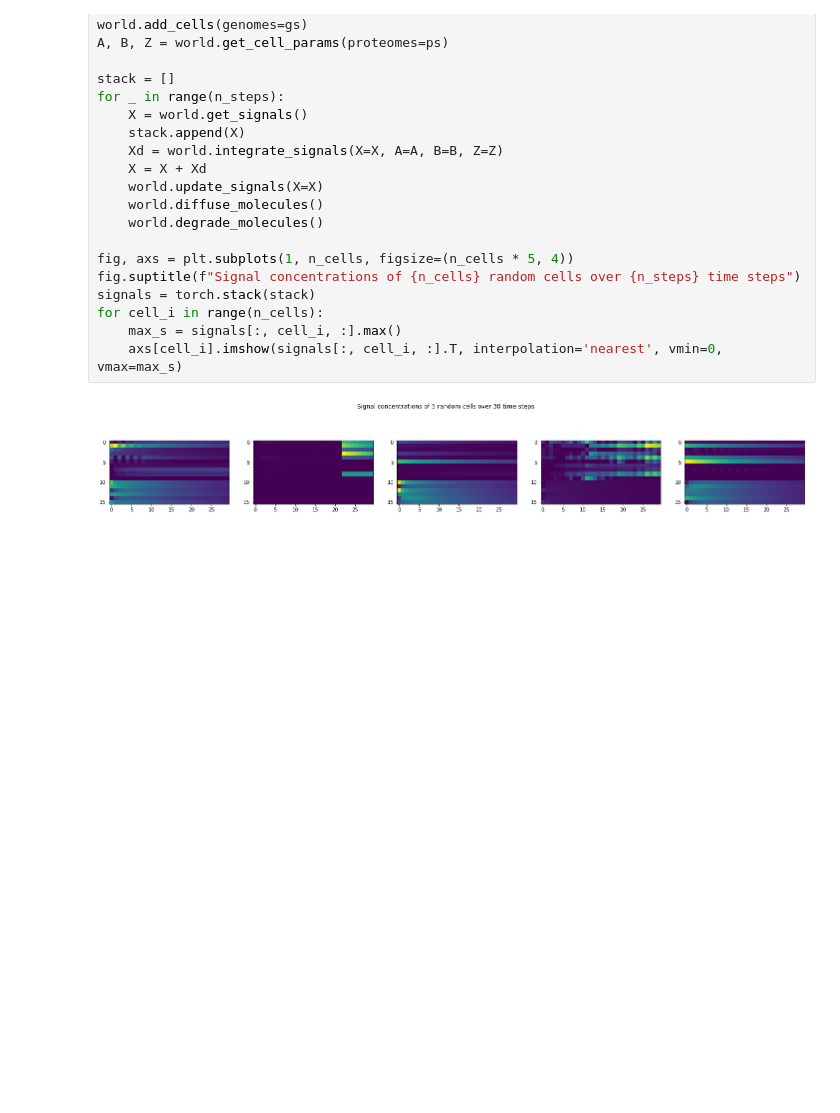
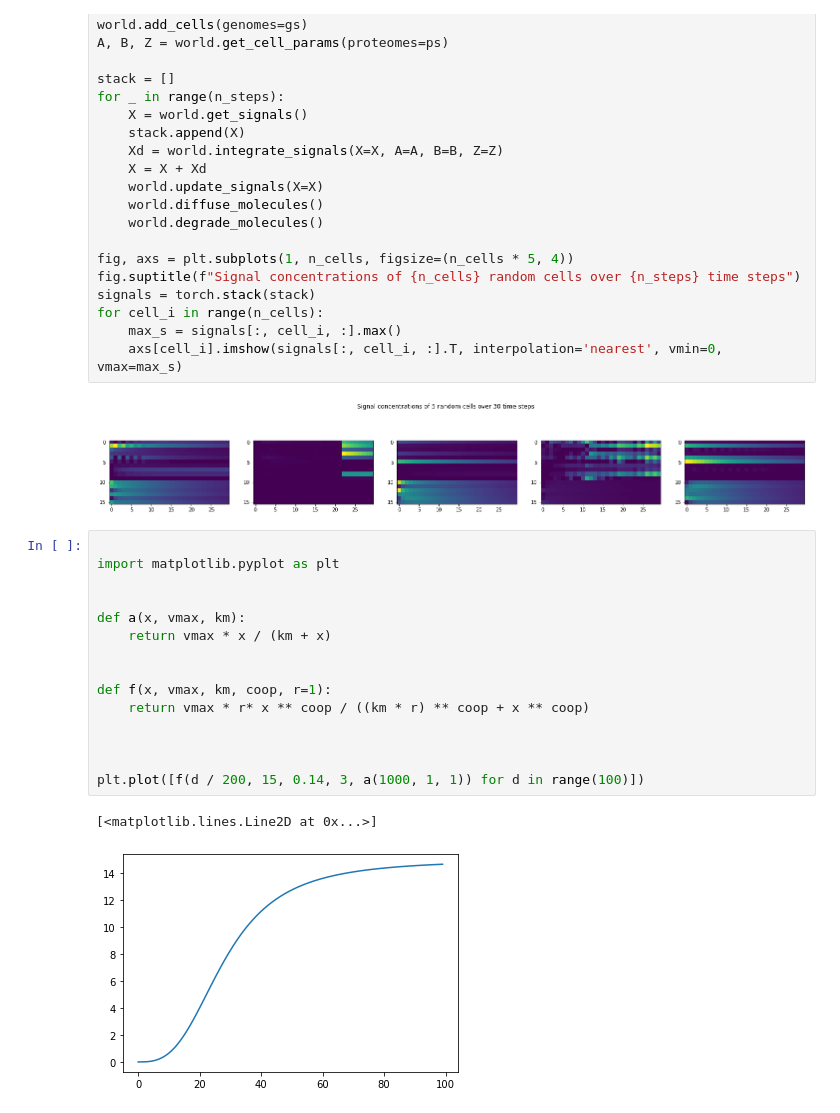
Before and after one commit to mRcSchwering/magic-soup, a Jupyter notebook: check.ipynb, the cells around one changed output. Saved outputs shown, nothing was run; the diff lists cells and outputs as text; blank space fills up the shorter version.

```diff
--- a/check.ipynb
+++ b/check.ipynb
@@ -161,3 +161,21 @@ for cell_i in range(n_cells):
     axs[cell_i].imshow(signals[:, cell_i, :].T, interpolation='nearest', vmin=0, vmax=max_s)
 # %% [output]
 [figure]
+# %%
+
+import matplotlib.pyplot as plt
+
+
+def a(x, vmax, km):
+    return vmax * x / (km + x)
+
+
+def f(x, vmax, km, coop, r=1):
+    return vmax * r* x ** coop / ((km * r) ** coop + x ** coop)
+
+
+
+plt.plot([f(d / 200, 15, 0.14, 3, a(1000, 1, 1)) for d in range(100)])
+# %% [output]
+[<matplotlib.lines.Line2D at 0x...>]
+[figure, added]
```
